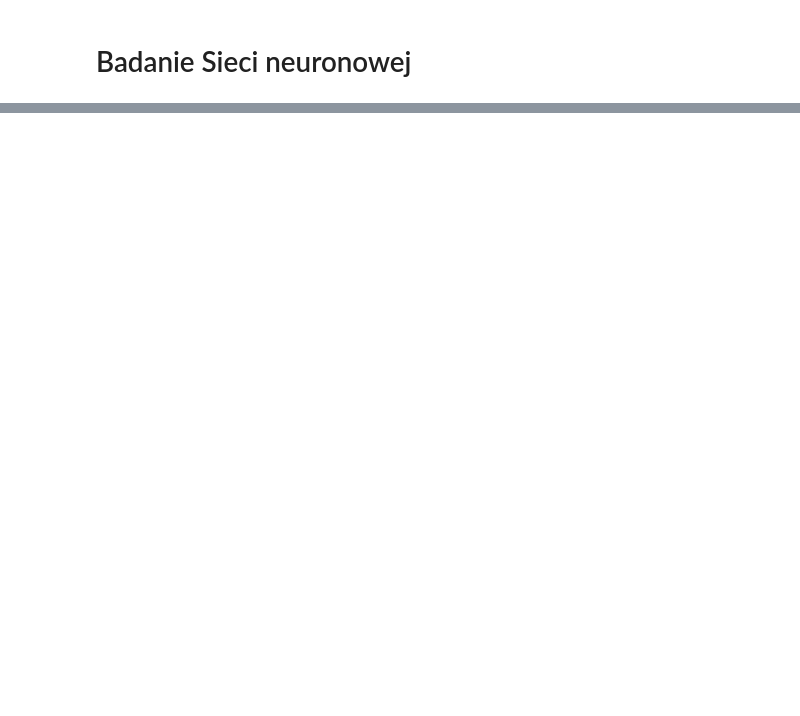
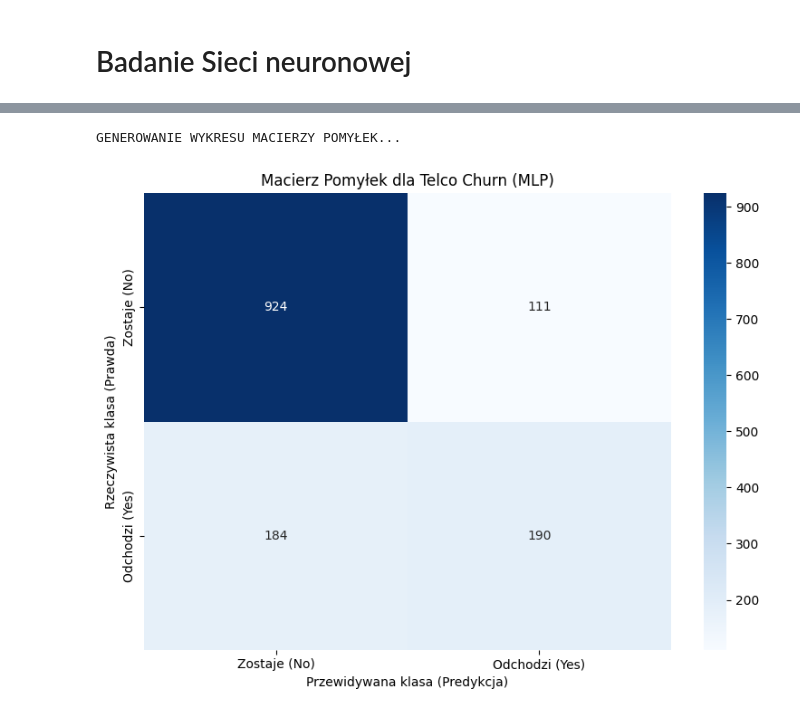
Before and after one commit to Pioxe/PMiNA, a Jupyter notebook: Siec_Neuronowa.ipynb, the cells around one changed output, grey strips where cells are left out. Cells and saved outputs as stored; diff of their text form; code cells hidden in the pictures; blank space fills up the shorter version.

```diff
--- a/Siec_Neuronowa.ipynb
+++ b/Siec_Neuronowa.ipynb
@@ -118,0 +142,19 @@ Epoch 15 | Train Acc: 80.78% | Val Acc: 78.85% | Val Loss: 0.4339
+# %%
+waga_klas = torch.tensor([2.89]).to(device)
+
+zoptymalizowana_config = {
+    "batch_size": 64,
+    "hidden_layers": [32],
+    "dropout": 0.4,
+    "lr": 0.001,
+    "optimizer_type": "adam",
+    "epochs": 15
+}
+# %%
+history, zoptymalizowany_model = run_experiment(
+    device,
+    zoptymalizowana_config,
+    train_loader,
+    test_loader,
+    input_features_dim
+)
@@ -118,0 +180,2 @@ Epoch 15 | Train Acc: 80.78% | Val Acc: 78.85% | Val Loss: 0.4339
+# %%
+all_targets, all_preds = ewaluacja_i_raport_koncowy(zoptymalizowany_model, test_loader, device, history)
@@ -118,0 +201,6 @@ Epoch 15 | Train Acc: 80.78% | Val Acc: 78.85% | Val Loss: 0.4339
+# %%
+print("GENEROWANIE WYKRESU MACIERZY POMYŁEK...")
+plot_confusion_matrix_heatmap(all_targets, all_preds, target_classes)
+# %% [output]
+GENEROWANIE WYKRESU MACIERZY POMYŁEK...
+[figure, added]
```
Also changed, not shown: parts of 16 cells of this notebook.
